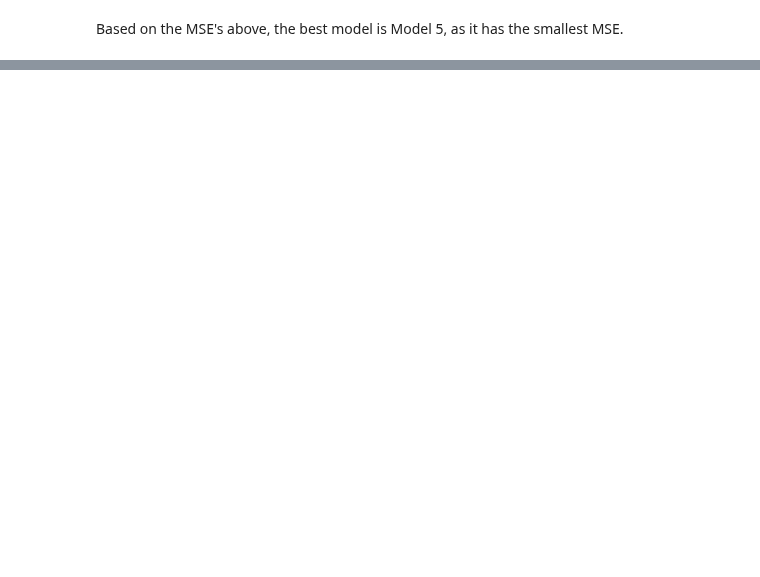
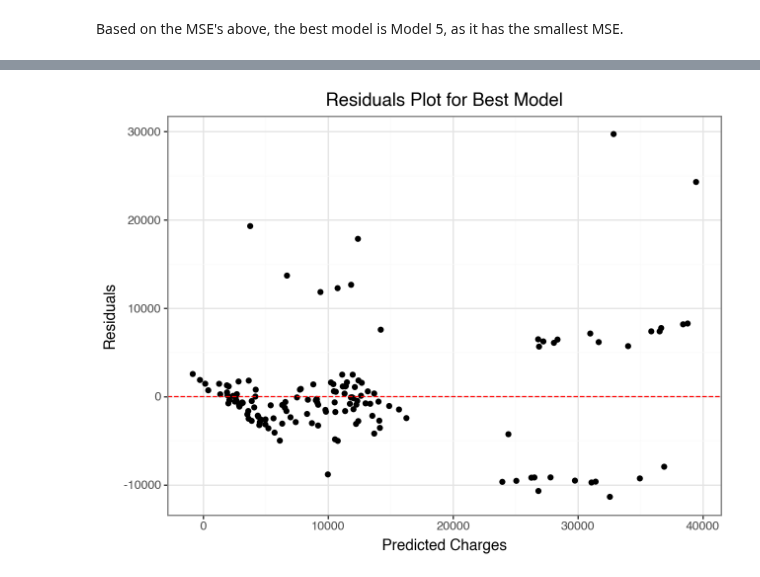
Before and after one commit to chloefeehan/GSB544, a Jupyter notebook: Labs/Lab5/Lab5.ipynb, the cells around one changed output, grey strips where cells are left out. Cells and saved outputs as stored; diff of their text form; code cells hidden in the pictures; blank space fills up the shorter version.

```diff
--- a/Labs/Lab5/Lab5.ipynb
+++ b/Labs/Lab5/Lab5.ipynb
@@ -765,0 +923,43 @@ residual_data = pd.DataFrame({
+# %%
+X_train_best = insurance[["age", "bmi", "smoker"]]
+y_train_best = insurance["charges"]
+
+ct = ColumnTransformer(
+    transformers=[
+        ("poly", PolynomialFeatures(degree = 2, include_bias=False), ["age", "bmi"]),
+        ("dummify", OneHotEncoder(sparse_output = False, drop = "first"), ["smoker"])
+    ],
+    remainder="drop"
+)#.set_output(transform="pandas")
+
+lr_pipeline_best = Pipeline(
+  [("preprocessing", ct),
+  ("linear_regression", LinearRegression())]
+)
+
+lr_fitted_best = lr_pipeline_best.fit(X_train_best, y_train_best)
+
+X_test_best = insurance_new[["age", "bmi", "smoker"]]
+y_test_best = insurance_new["charges"]
+
+
+# calculate predicted
+predicted = lr_fitted_best.predict(X_test_best)
+
+# calculate residuals
+residuals = y_test_best - predicted
+
+results_data = pd.DataFrame({
+    "predicted": predicted,
+    "residuals": residuals
+})
+
+
+(ggplot(results_data, aes(x='predicted', y='residuals'))
+                  + geom_point()
+                  + geom_hline(yintercept=0, color='red', linetype='dashed')
+                  + labs(x='Predicted Charges', y='Residuals', title='Residuals Plot for Best Model')
+                  + theme_bw()
+)
+# %% [output]
+[figure, added]
```
Also changed, not shown: parts of 35 cells of this notebook, 1 other file.
